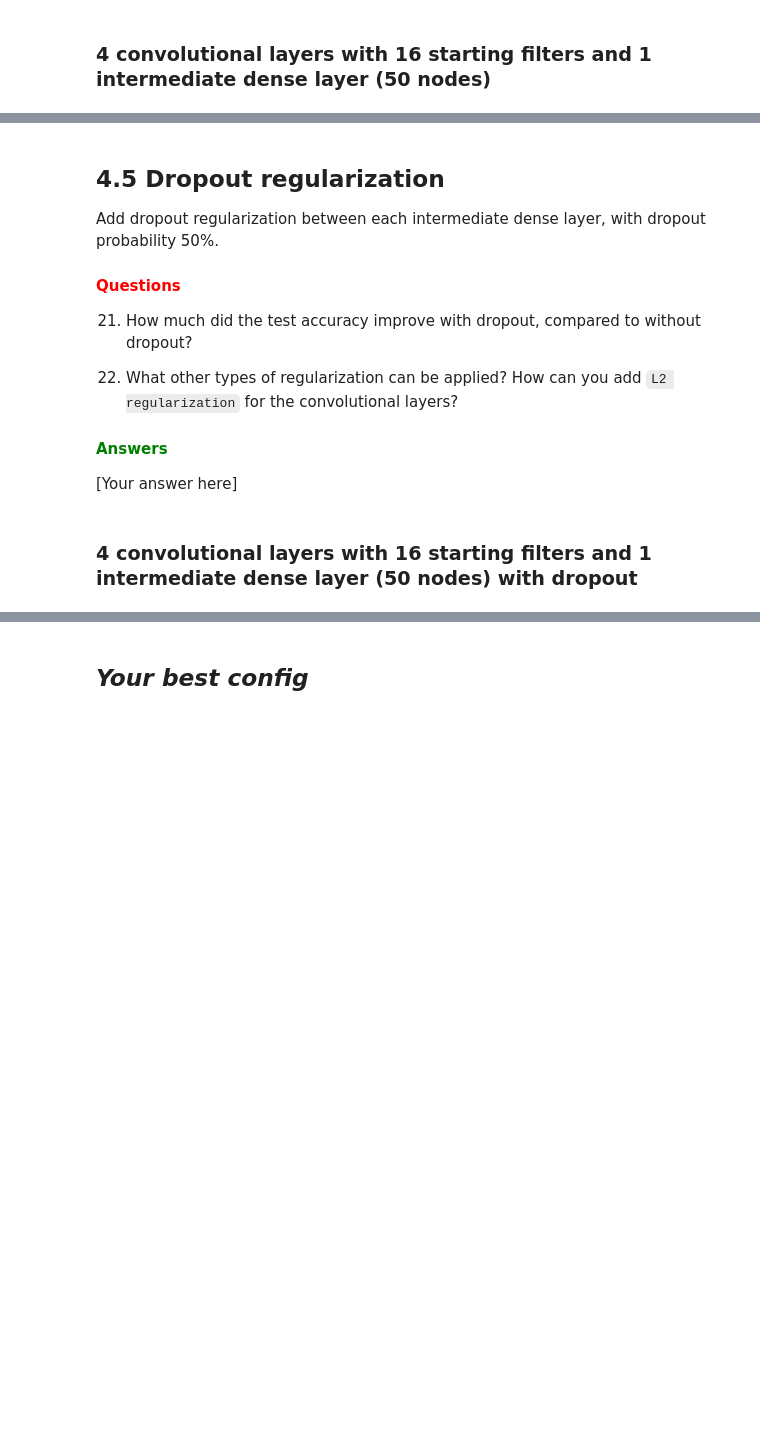
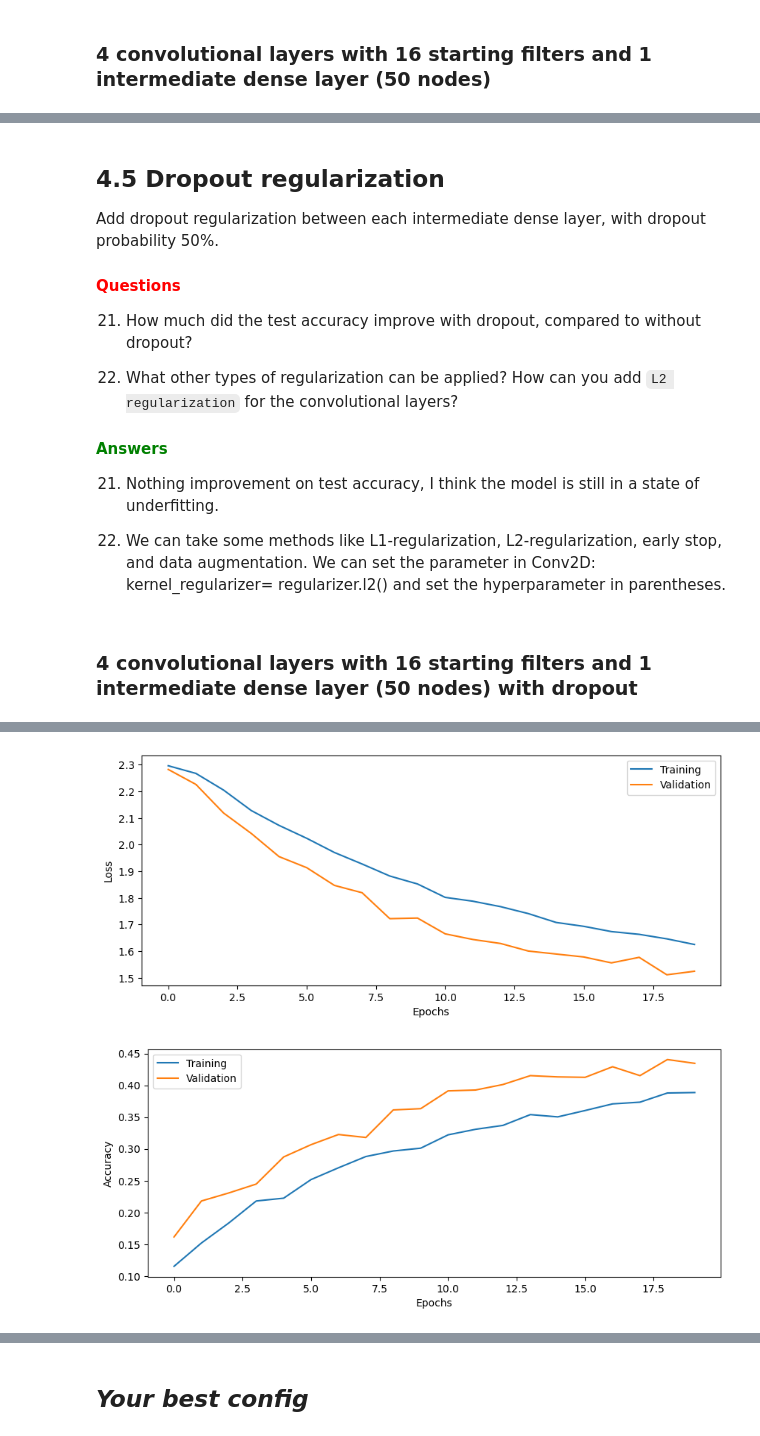
Before and after one commit to path2morepro/DeepLearning, a Jupyter notebook: 3_CNN/CNN_Lab.ipynb, the cells around one changed output, grey strips where cells are left out. Saved outputs shown, nothing was run; the diff lists cells and outputs as text; code cells hidden in the pictures; blank space fills up the shorter version.

```diff
--- a/3_CNN/CNN_Lab.ipynb
+++ b/3_CNN/CNN_Lab.ipynb
@@ -465,7 +686,9 @@ Add dropout regularization between each intermediate dense layer, with dropout p
 22. What other types of regularization can be applied? How can you add `L2 regularization` for the convolutional layers?
 
 #### **<span style="color:green">Answers</span>**
-[Your answer here]
+21. Nothing improvement on test accuracy, I think the model is still in a state of underfitting.
+
+22. We can take some methods like L1-regularization, L2-regularization, early stop, and data augmentation. We can set the parameter in Conv2D: kernel_regularizer= regularizer.l2() and set the hyperparameter in parentheses.
 # %% [markdown]
 ### 4 convolutional layers with 16 starting filters and 1 intermediate dense layer (50 nodes) with dropout
 # %%
@@ -474,19 +697,28 @@ Add dropout regularization between each intermediate dense layer, with dropout p
 # --------------------------------------------
 
 # Setup some training parameters
-batch_size = ???
-epochs = ???
-input_shape = ???
-learning_rate = ???
+batch_size = 20
+epochs = 20
+input_shape = input_shape
+learning_rate = 0.01
 
 # Build and train model
-model3 = ???
+model3 = build_CNN(input_shape=input_shape,
+                   loss=CategoricalCrossentropy(),
+                   learning_rate=learning_rate,
+                   n_dense_layers=1,
+                   n_conv_layers=4,
+                   use_dropout=True)
 
 # Train the model using training data and validation data
-history3 = ???
+history3 = model3.fit(Xtrain,
+                      Ytrain,
+                      validation_data=(Xval, Yval),
+                      epochs=epochs,
+                      batch_size=batch_size)
 
 # Evaluate model on test data
-score = ???
+score = model3.evaluate(Xtest, Ytest, batch_size=batch_size)
 
 # ============================================
 
@@ -494,3 +726,4 @@ print('Test loss: %.4f' % score[0])
 print('Test accuracy: %.4f' % score[1])
 
 plot_results(history3)
+# %% [output]
@@ -497,3 +747,5 @@ plot_results(history3)
+[figure, added]
+[figure, added]
 # %% [markdown]
 ##  4.6 Tweaking model performance
 
```
Also changed, not shown: parts of 24 cells of this notebook, 1 other file.
